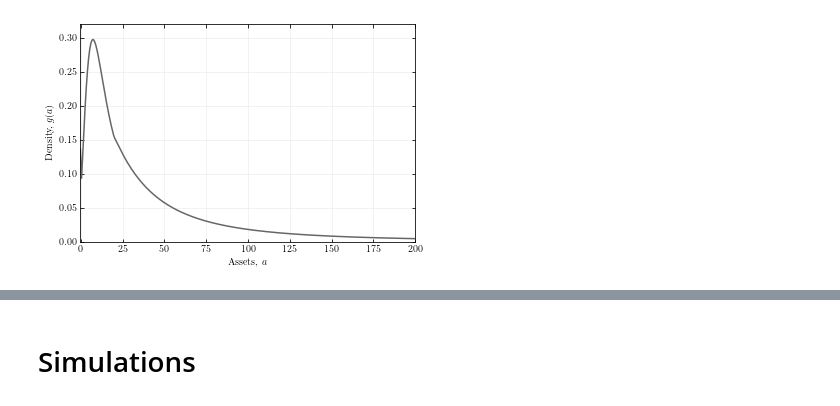
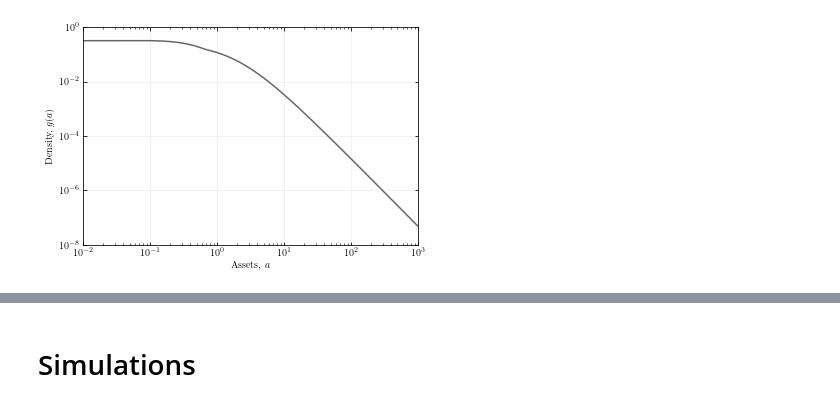
Before and after one commit to madsankern/TermPaper_ineq, a Jupyter notebook: distribution.ipynb, the cells around one changed output, grey strips where cells are left out. Saved outputs shown, nothing was run; the diff lists cells and outputs as text; code cells hidden in the pictures.

```diff
--- a/distribution.ipynb
+++ b/distribution.ipynb
@@ -29,0 +25,10 @@ plt.plot(a,g)
+# %%
+# Load the matlab generated wealth distribution
+df_g = pd.read_csv(r'ga_var.csv', header=None)
+df_a = pd.read_csv(r'a_var.csv', header=None)
+
+# Save as a numpy array
+g_bottom = df_g.to_numpy()
+w_bottom = df_a.to_numpy()
+g_bottom = np.array(g_bottom).ravel() # Remove outer brackets
+w_bottom = np.array(w_bottom).ravel()
@@ -29,0 +42,5 @@ plt.plot(a,g)
+# %%
+C = g_bottom[-1] / 2000**(-alpha-1)
+tail_vals = np.linspace(w_bottom[-1],1_000_000, 100000)
+
+g_top = C*tail_vals**(-alpha-1) # alpha value 1.5
@@ -29,0 +49,3 @@ plt.plot(a,g)
+# %%
+g = np.append(g_bottom[:-1], g_top)
+w = np.append(w_bottom[:-1], tail_vals)
@@ -30,21 +82,21 @@ plt.plot(a,g)
 # %%
 fig = plt.figure(figsize=(6,4))
 ax = fig.add_subplot(1,1,1)
 
 ax.grid(b=True, which = 'major', linestyle='-', linewidth=0.5, color='0.9', zorder=0)
 ax.tick_params(axis='both', bottom=True, top=True, left=True, right=True, direction='in', which='both')
 
-ax.plot(a, g, color = '0.4', zorder = 2, label = r'$g(a)$')
-# ax.set(xscale='log', yscale = 'log')
+ax.plot(w, g, color = '0.4', zorder = 2, label = r'$g(a)$')
+ax.set(xscale='log', yscale = 'log')
 
-ax.set_xlim(-0.3,200)
-ax.set_ylim(0,0.32)
+ax.set_xlim(1e-2,1e+3)
+ax.set_ylim(1e-8,1)
 
 ax.set_xlabel(r'Assets, $a$')
 ax.set_ylabel(r'Density, $g(a)$')
 
 # ax.legend(frameon = True, edgecolor = 'k', facecolor = 'white', framealpha=1, fancybox=False)
 
-plt.savefig('../../tex/figs/model.pdf')
+plt.savefig('../../tex/figs/model_log.pdf')
 # %% [output]
-[figure, old version]
+[figure, new version]
```
Also changed, not shown: parts of 53 cells of this notebook.
